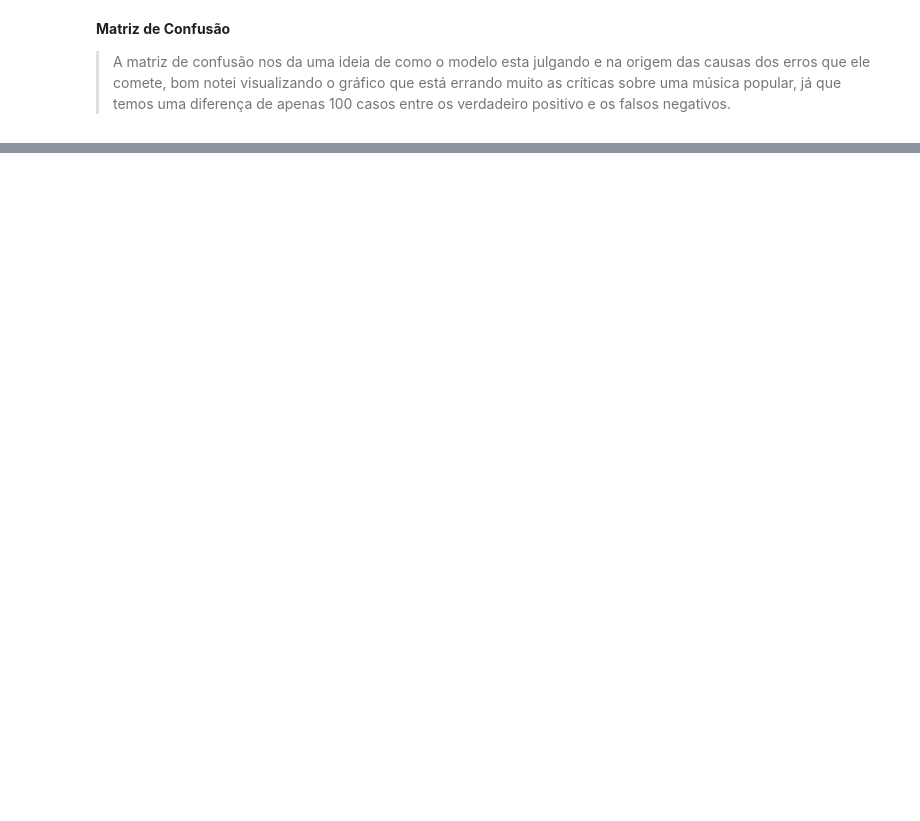
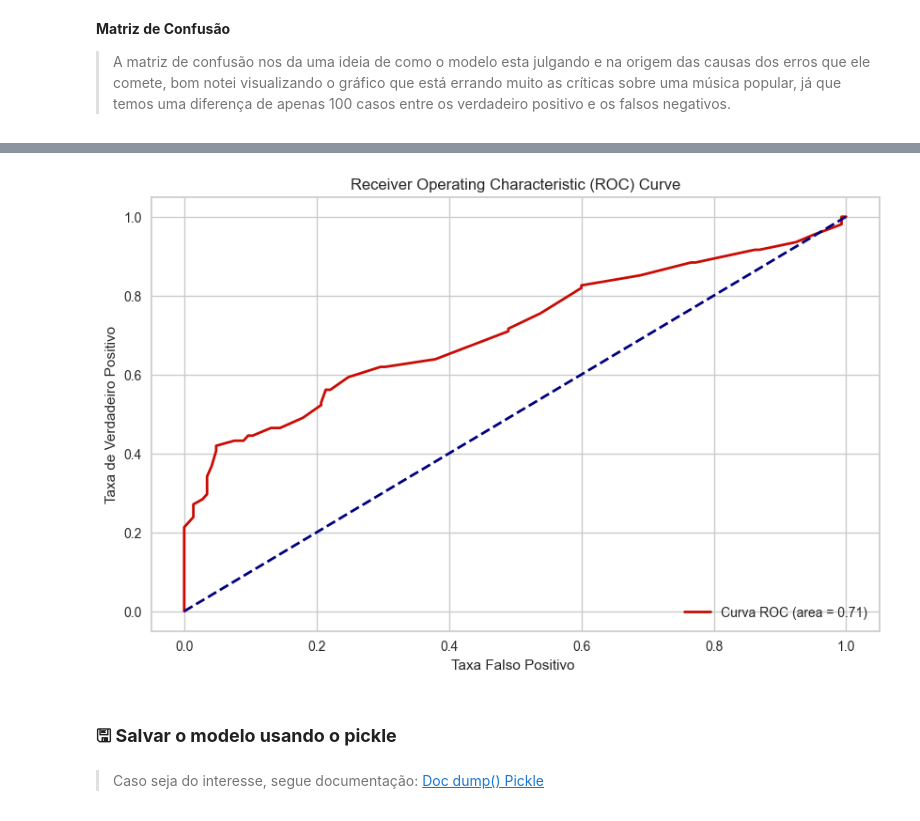
Before and after one commit to SamG1002/SpotifyML, a Jupyter notebook: 7dayscode.ipynb, the cells around one changed output, grey strips where cells are left out. Saved outputs shown, nothing was run; the diff lists cells and outputs as text; code cells hidden in the pictures; blank space fills up the shorter version.

```diff
--- a/7dayscode.ipynb
+++ b/7dayscode.ipynb
@@ -669,0 +992,2 @@ plt.show()
+# %%
+y_scores = best_model.predict_proba(X_test[:, :9])[:, 1]
@@ -669,0 +996,3 @@ plt.show()
+# %%
+fpr, tpr, thresholds = roc_curve(y_test, y_scores)
+roc_auc = auc(fpr, tpr)
@@ -669,0 +1006,17 @@ plt.show()
+# %%
+plt.figure(figsize=(10, 6))
+plt.plot(fpr, tpr, color='r', lw=2, label='Curva ROC (area = {:.2f})'.format(roc_auc))
+plt.plot([0, 1], [0, 1], color='navy', lw=2, linestyle='--')
+plt.xlim([-0.05, 1.05])
+plt.ylim([-0.05, 1.05])
+plt.xlabel('Taxa Falso Positivo ')
+plt.ylabel('Taxa de Verdadeiro Positivo')
+plt.title('Receiver Operating Characteristic (ROC) Curve')
+plt.legend(loc='lower right')
+plt.show()
+# %% [output]
+[figure, added]
+# %% [markdown]
+### **🖫 Salvar o modelo usando o pickle**
+# %% [markdown]
+> Caso seja do interesse, segue documentação: [Doc dump() Pickle](https://docs.python.org/3/library/pickle.html)
```
Also changed, not shown: parts of 56 cells of this notebook, 1 other file.
